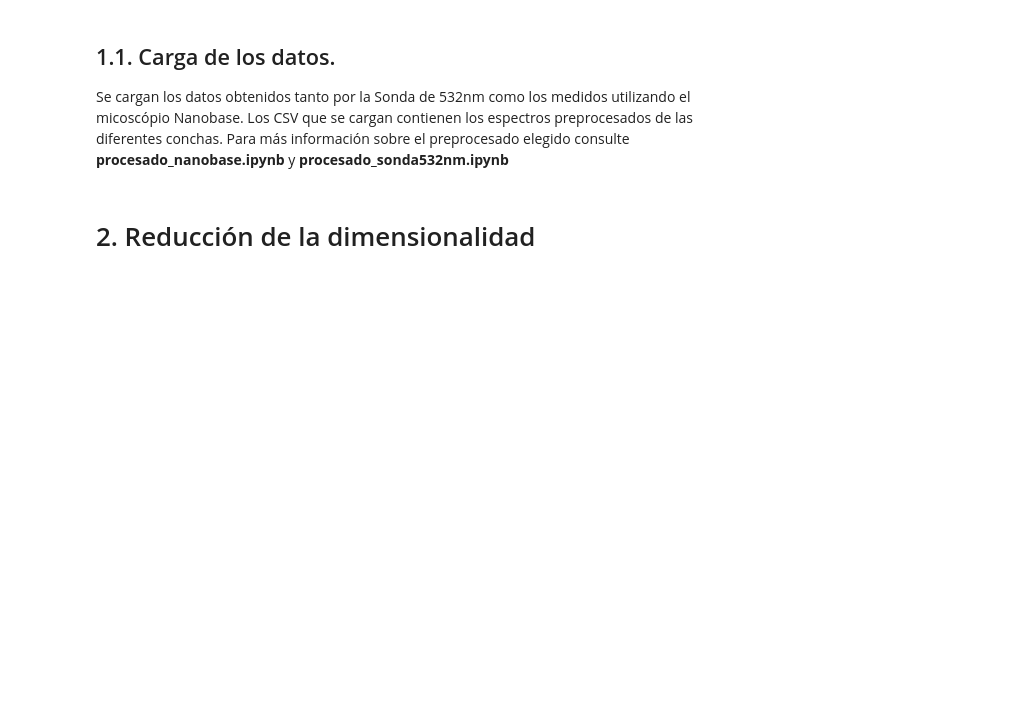
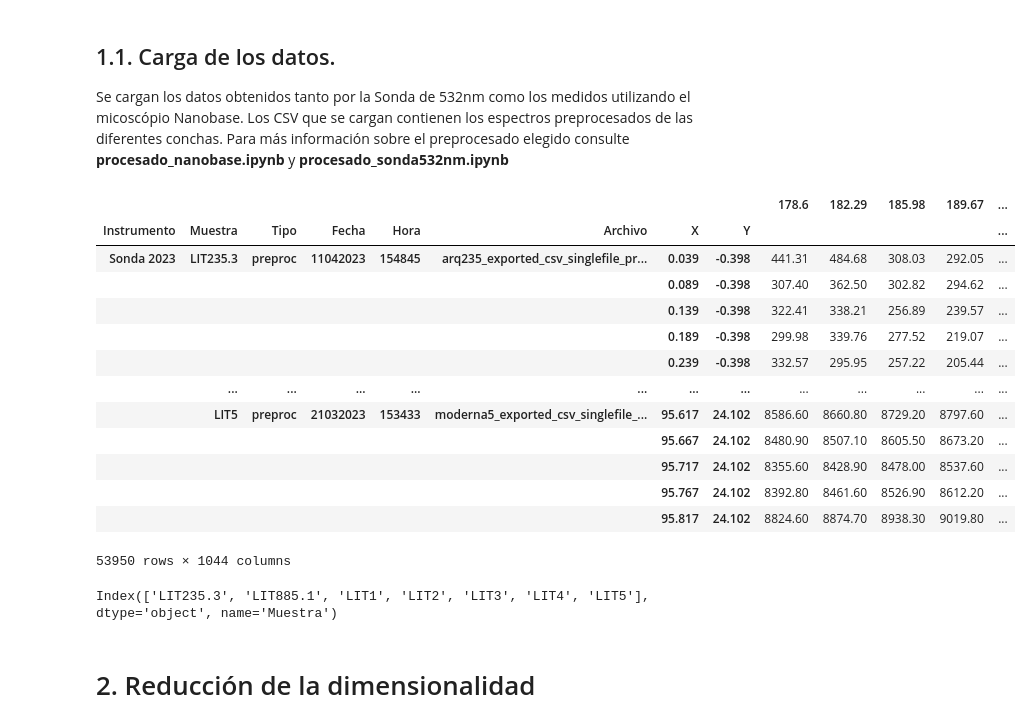
Before and after one commit to andreaperezasen/TFM-ML-Raman-Conchas-Arqueologicas, a Jupyter notebook: Code/Notebooks/main.ipynb, the cells around one changed output. Drawn from its saved outputs; the diff is of its cells as text; code cells hidden in the pictures; blank space fills up the shorter version.

```diff
--- a/Code/Notebooks/main.ipynb
+++ b/Code/Notebooks/main.ipynb
@@ -64,2 +54,26 @@ path_windows = 'C:/Users/perezandrea.UNICAN/Documents/CONCHAS/'
+# %%
+data_sonda_2023 = pd.read_csv('D:\OneDrive - UNICAN\Escritorio\Conchas\CSV_final\data_preproc_2023.csv', index_col=[0,1,2,3,4,5,6,7])
+# %%
+data_sonda_2023
+# %% [output]
+|  |  |  |  |  |  |  |  | 178.6 | 182.29 | 185.98 | 189.67 | ... |
+| Instrumento | Muestra | Tipo | Fecha | Hora | Archivo | X | Y |  |  |  |  | ... |
+| Sonda 2023 | LIT235.3 | preproc | 11042023 | 154845 | arq235_exported_csv_singlefile_pr... | 0.039 | -0.398 | 441.31 | 484.68 | 308.03 | 292.05 | ... |
+|  |  |  |  |  |  | 0.089 | -0.398 | 307.40 | 362.50 | 302.82 | 294.62 | ... |
+|  |  |  |  |  |  | 0.139 | -0.398 | 322.41 | 338.21 | 256.89 | 239.57 | ... |
+|  |  |  |  |  |  | 0.189 | -0.398 | 299.98 | 339.76 | 277.52 | 219.07 | ... |
+|  |  |  |  |  |  | 0.239 | -0.398 | 332.57 | 295.95 | 257.22 | 205.44 | ... |
+|  | ... | ... | ... | ... | ... | ... | ... | ... | ... | ... | ... | ... |
+|  | LIT5 | preproc | 21032023 | 153433 | moderna5_exported_csv_singlefile_... | 95.617 | 24.102 | 8586.60 | 8660.80 | 8729.20 | 8797.60 | ... |
+|  |  |  |  |  |  | 95.667 | 24.102 | 8480.90 | 8507.10 | 8605.50 | 8673.20 | ... |
+|  |  |  |  |  |  | 95.717 | 24.102 | 8355.60 | 8428.90 | 8478.00 | 8537.60 | ... |
+|  |  |  |  |  |  | 95.767 | 24.102 | 8392.80 | 8461.60 | 8526.90 | 8612.20 | ... |
+|  |  |  |  |  |  | 95.817 | 24.102 | 8824.60 | 8874.70 | 8938.30 | 9019.80 | ... |
+53950 rows × 1044 columns
+# %%
+muestras = data_sonda_2023.index.get_level_values(1).unique()
+muestras
+# %% [output]
+Index(['LIT235.3', 'LIT885.1', 'LIT1', 'LIT2', 'LIT3', 'LIT4', 'LIT5'], dtype='object', name='Muestra')
 # %% [markdown]
 # 2. Reducción de la dimensionalidad
```
Also changed, not shown: parts of 5 cells of this notebook, 2 other files.
